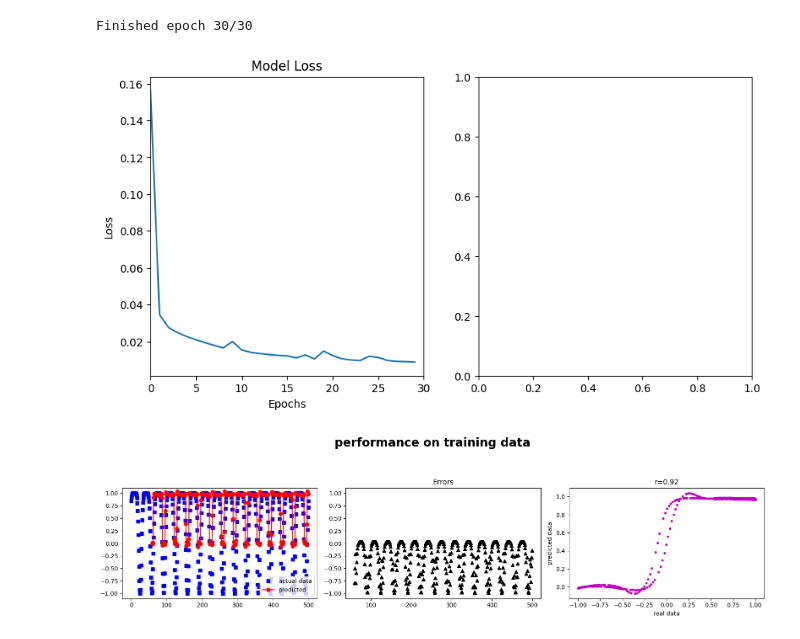
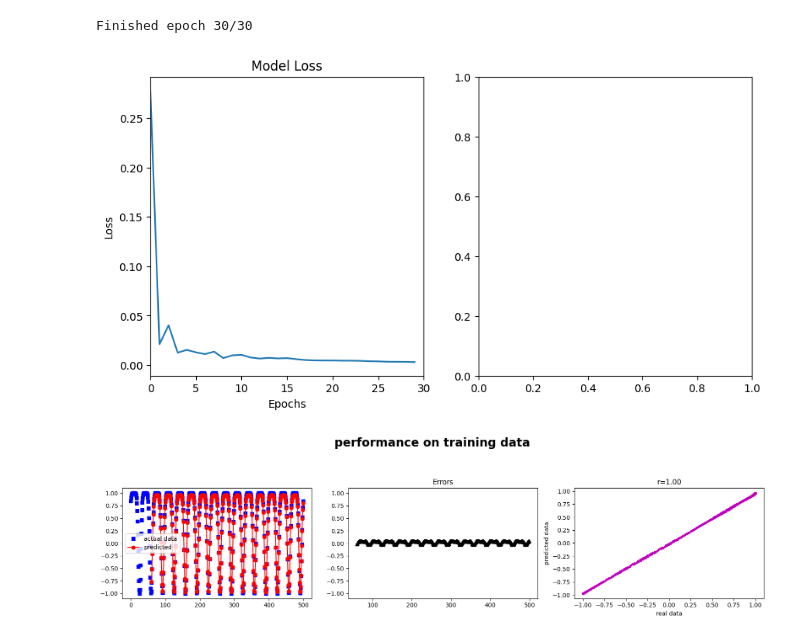
Before and after one commit to elmoghany/DL-LSTM-PyTorch-Sine-Wave-Extrapolation, a Jupyter notebook: DL-LSTM-PyTorch-Sine-Wave-Extrapolation.ipynb, the cells around one changed output. Cells and saved outputs as stored; diff of their text form; code cells hidden in the pictures.

```diff
--- a/DL-LSTM-PyTorch-Sine-Wave-Extrapolation.ipynb
+++ b/DL-LSTM-PyTorch-Sine-Wave-Extrapolation.ipynb
@@ -73,7 +73,7 @@ def createTheNet(printtoggle, input_size, num_hidden, num_layers, bias, batchsiz
 input_size = 1  # channels/features of data
 num_hidden = 16 # breadth of model (number of hidden layers)
 num_layers = 2  # depth of model   (number of stacks of hidden layers)
-seqlength  = 60  # num of data points used for learning in each segment
+seqlength  = 100  # num of data points used for learning in each segment
 batchsize  = 1  # number of batches of seqlength
 bias = True
 #N = 50          # number of data units
@@ -186,7 +183,7 @@ def trainTheModel(trainedModel, lossfun, optimizer, epochs=30):
 
             # Grab a snippet of data
             X = data[timei:timei+seqlength].view(seqlength, batchsize, input_size)
-            y = (data[timei+seqlength] > 0).float().view(batchsize, 1)
+            y = (data[timei+seqlength]).float().view(batchsize, 1)
 
             # push data to GPU
             # X = X.to(device)
@@ -216,7 +213,7 @@ def trainTheModel(trainedModel, lossfun, optimizer, epochs=30):
         msg =f'Finished epoch {epochi+1}/{numepochs}'
         sys.stdout.write('\r'+msg)
 
-    return trainAcc, trainLoss, trainedModel
+    return trainLoss, trainedModel
 # %%
 # Test the training code that it has NO ERRORS
 epochs=1
@@ -227,7 +224,7 @@ Finished epoch 1/1
 # %%
 # Train the Model
 myModelInstance, lossfun, optimizer = createTheNet(False, input_size, num_hidden, num_layers, bias, batchsize)
-trainAcc, trainLoss, trainedModel = trainTheModel(myModelInstance, lossfun, optimizer)
+trainLoss, trainedModel = trainTheModel(myModelInstance, lossfun, optimizer)
 # %% [output]
 Finished epoch 30/30
 # %%
@@ -252,7 +249,7 @@ ax[0].set_xlim([0,30])
 
 plt.show()
 # %% [output]
-[figure, old version]
+[figure, new version]
 # %%
 # Test the network
 
@@ -265,6 +262,8 @@ hiddenState = (
 # Initialize predicted values
 yHat = np.zeros(N)
 yHat[:] = np.nan
+h0 = np.zeros((N, num_hidden))
+h1 = np.zeros((N, num_hidden))
 
 # Loop over time segments
 for timei in range(N-seqlength):
@@ -272,34 +271,34 @@ for timei in range(N-seqlength):
     # grab a snippet of data
     X = data[timei:timei+seqlength].view(seqlength, batchsize, input_size)
 
     #forward pass & loss
     yy, hiddenState = trainedModel(X,hiddenState)
     yHat[timei+seqlength] = yy[-1].item()
     hiddenState = (hiddenState[0].detach(), hiddenState[1].detach())
-    # h[timei+seqlength,:]  = h[0][-1]
-    # h0[timei+seqlength,:]  = hh[0][-1].detach().numpy().squeeze()
-    # h1[timei+seqlength,:]  = hh[1][-1].detach().numpy().squeeze()
+
+    h0[timei + seqlength, :] = hiddenState[0][-1].detach().numpy()  # Use hiddenState[0][0] for the first layer
+    h1[timei + seqlength, :] = hiddenState[1][-1].detach().numpy()  # Use hiddenState[1][0] for the first layer
 
 #plot
 fig,ax = plt.subplots(1,3,figsize=(16,4))
 ax[0].plot(data,'bs' ,label='actual data')
 ax[0].plot(yHat,'ro-',label='predicted')
 ax[0].legend()
 ax[0].set_ylim([-1.1,1.1])
 # ax[0].set_title('sign accuracy = %.2f%%' %signaccuracy)
 
 ax[1].plot(data-yHat, 'k^')
 ax[1].set_ylim([-1.1,1.1])
 ax[1].set_title('Errors')
 
 ax[2].plot(data[seqlength:],yHat[seqlength:],'mo', markersize=3)
 ax[2].set_xlabel('real data')
 ax[2].set_ylabel('predicted data')
 r = np.corrcoef(data[seqlength:],yHat[seqlength:])
 ax[2].set_title(f'r={r[0,1]:0.2f}')
 
 plt.suptitle('performance on training data', fontweight='bold', fontsize=20, y=1.1)
 plt.tight_layout()
 plt.show()
 # %% [output]
-[figure, old version]
+[figure, new version]
```
Also changed, not shown: parts of 5 cells of this notebook.
